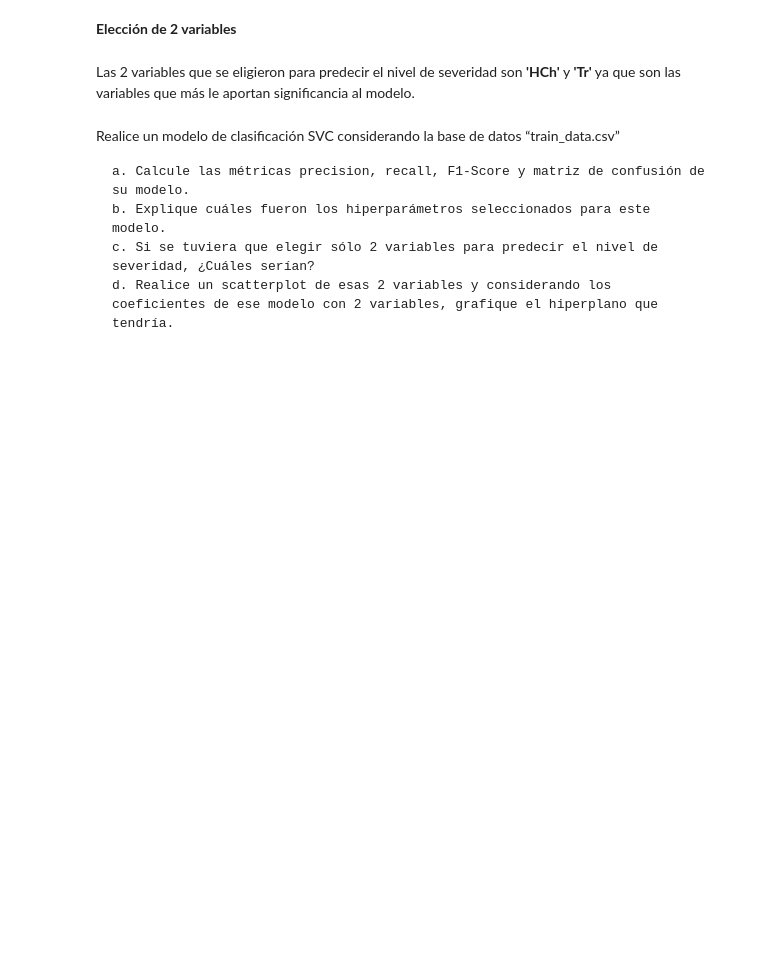
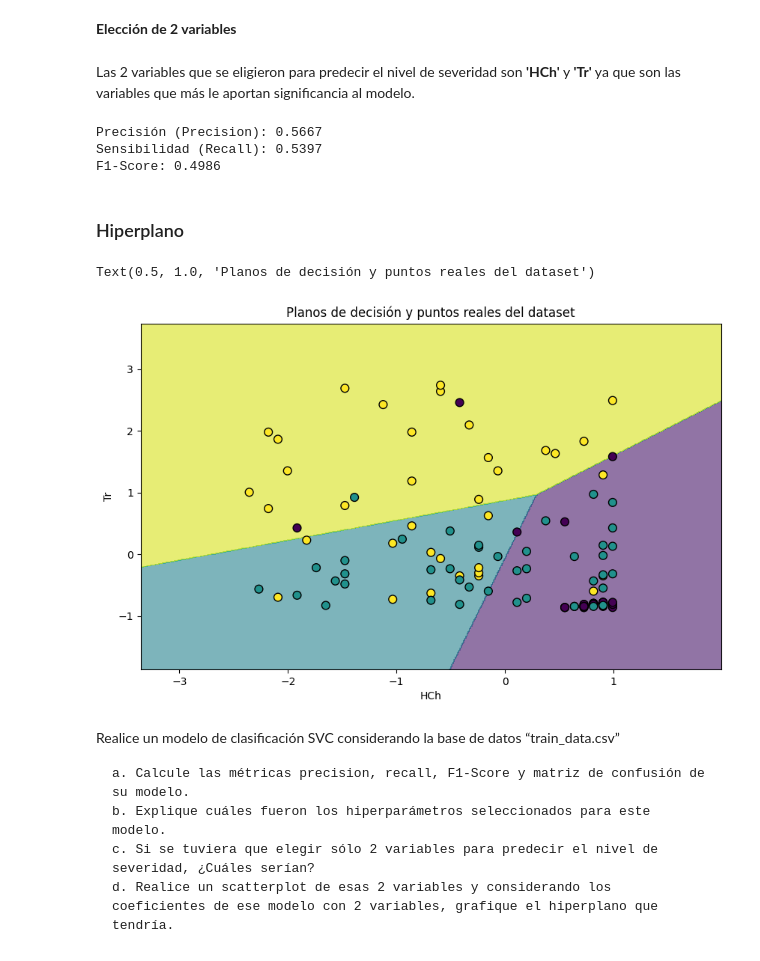
Before and after one commit to RafaelTakata0105/EstOpt_Examen3, a Jupyter notebook: Examen_3.ipynb, the cells around one changed output. Saved outputs shown, nothing was run; the diff lists cells and outputs as text; code cells hidden in the pictures; blank space fills up the shorter version.

```diff
--- a/Examen_3.ipynb
+++ b/Examen_3.ipynb
@@ -235,6 +235,36 @@ model = LogisticRegression(penalty='l2', C=0.001, solver='lbfgs', multi_class='m
 model.fit(X_train_scaled, y_train)
 y_pred = model.predict(X_test_scaled)
 y_prob = model.predict_proba(X_test_scaled)
+# %%
+print(f"Precisión (Precision): {precision_score(y_test, y_pred, average='macro'):.4f}")
+print(f"Sensibilidad (Recall): {recall_score(y_test, y_pred, average='macro'):.4f}")
+print(f"F1-Score: {f1_score(y_test, y_pred, average='macro'):.4f}")
+# %% [output]
+Precisión (Precision): 0.5667
+Sensibilidad (Recall): 0.5397
+F1-Score: 0.4986
+# %% [markdown]
+### Hiperplano
+# %%
+X_mesh = sc.fit_transform(X2)
+x_min, x_max = X_mesh[:, 0].min() - 1, X_mesh[:, 0].max() + 1
+y_min, y_max = X_mesh[:, 1].min() - 1, X_mesh[:, 1].max() + 1
+xx, yy = np.meshgrid(np.linspace(x_min, x_max, 500), np.linspace(y_min, y_max, 500))
+grid = np.c_[xx.ravel(), yy.ravel()]
+# %%
+probs = model.predict_proba(grid)
+pred_class = np.argmax(probs, axis=1)
+pred_class_grid = pred_class.reshape(xx.shape)
+# %%
+plt.figure(figsize=(10, 6))
+plt.contourf(xx, yy, pred_class_grid, alpha=0.6)
+plt.scatter(X_mesh[:, 0], X_mesh[:, 1], c=y2, edgecolor='k', s=60)
+plt.xlabel("HCh")
+plt.ylabel("Tr")
+plt.title("Planos de decisión y puntos reales del dataset")
+# %% [output]
+Text(0.5, 1.0, 'Planos de decisión y puntos reales del dataset')
+[figure, added]
 # %% [markdown]
 Realice un modelo de clasificación SVC considerando la base de datos “train_data.csv”
 
```
Also changed, not shown: parts of 3 cells of this notebook.
